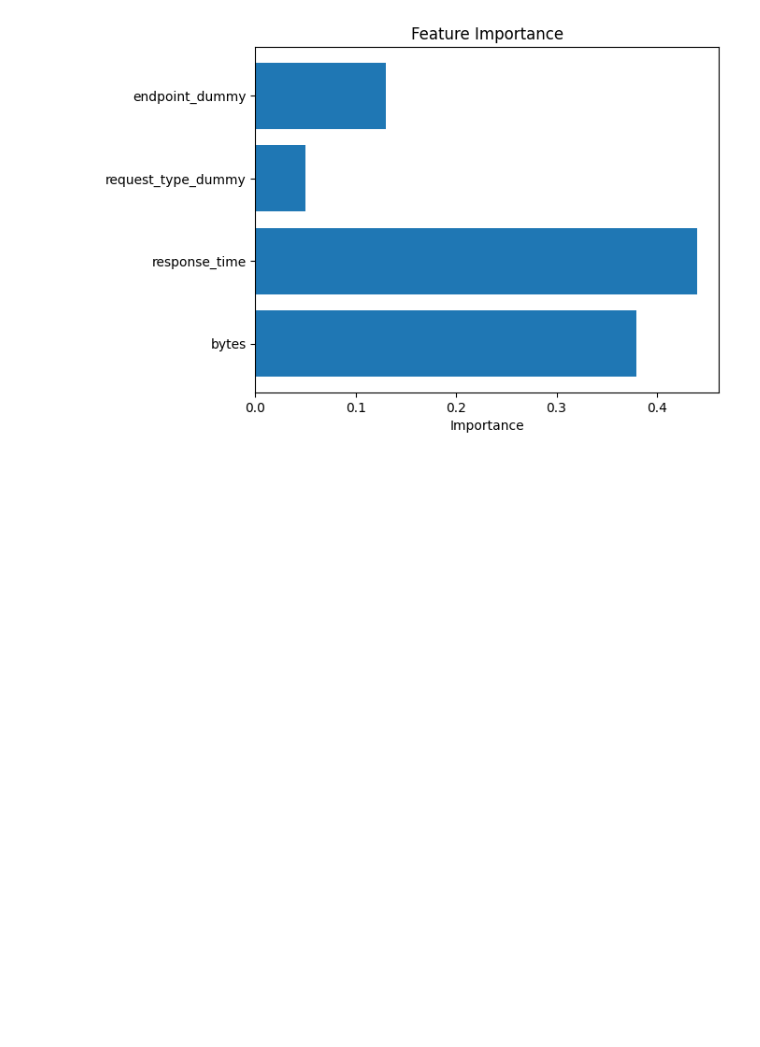
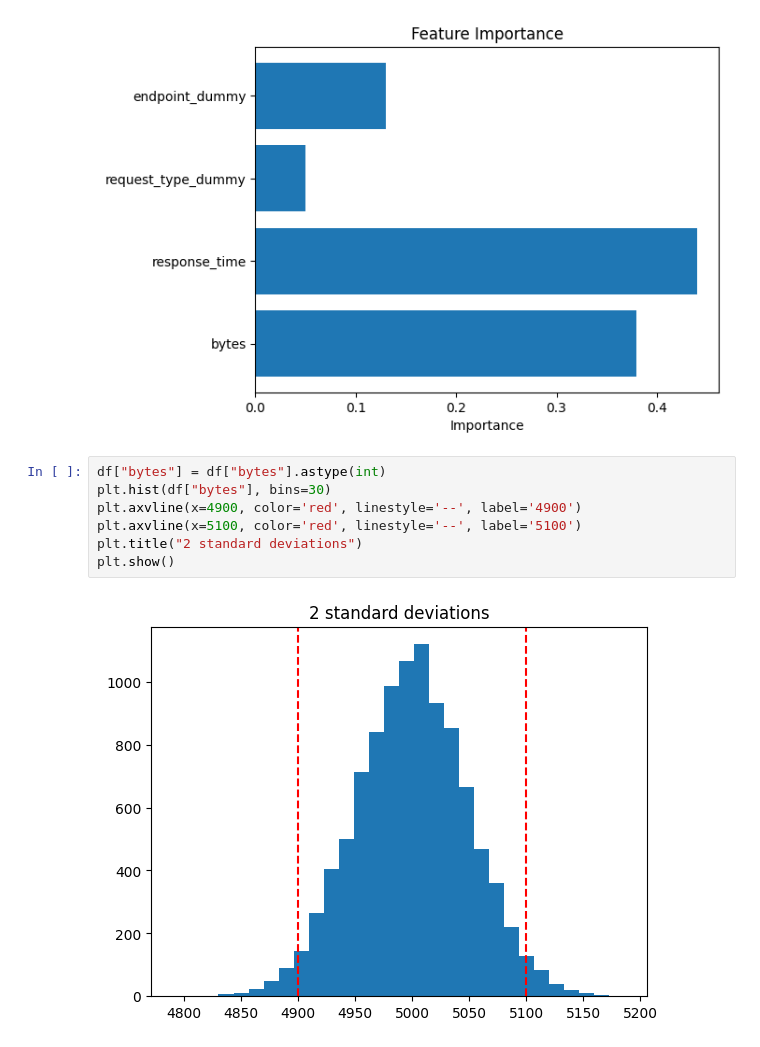
Before and after one commit to jacobrak/logscan, a Jupyter notebook: notebooks/testnotebook.ipynb, the cells around one changed output. Cells and saved outputs as stored; diff of their text form; blank space fills up the shorter version.

```diff
--- a/notebooks/testnotebook.ipynb
+++ b/notebooks/testnotebook.ipynb
@@ -111,3 +114,12 @@ plt.title("Feature Importance")
 plt.show()
 # %% [output]
 [figure]
+# %%
+df["bytes"] = df["bytes"].astype(int)
+plt.hist(df["bytes"], bins=30)
+plt.axvline(x=4900, color='red', linestyle='--', label='4900')
+plt.axvline(x=5100, color='red', linestyle='--', label='5100')
+plt.title("2 standard deviations")
+plt.show()
+# %% [output]
+[figure, added]
```
Also changed, not shown: parts of 5 cells of this notebook.
